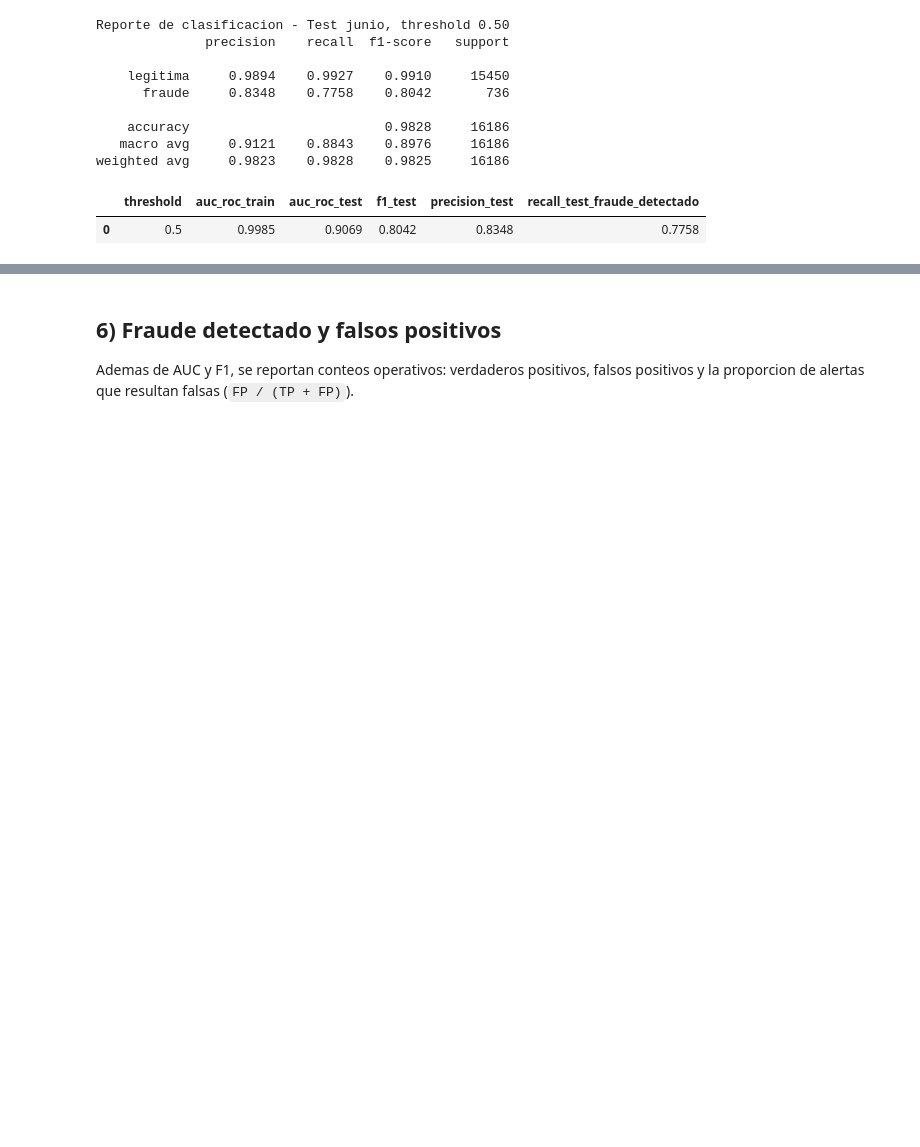
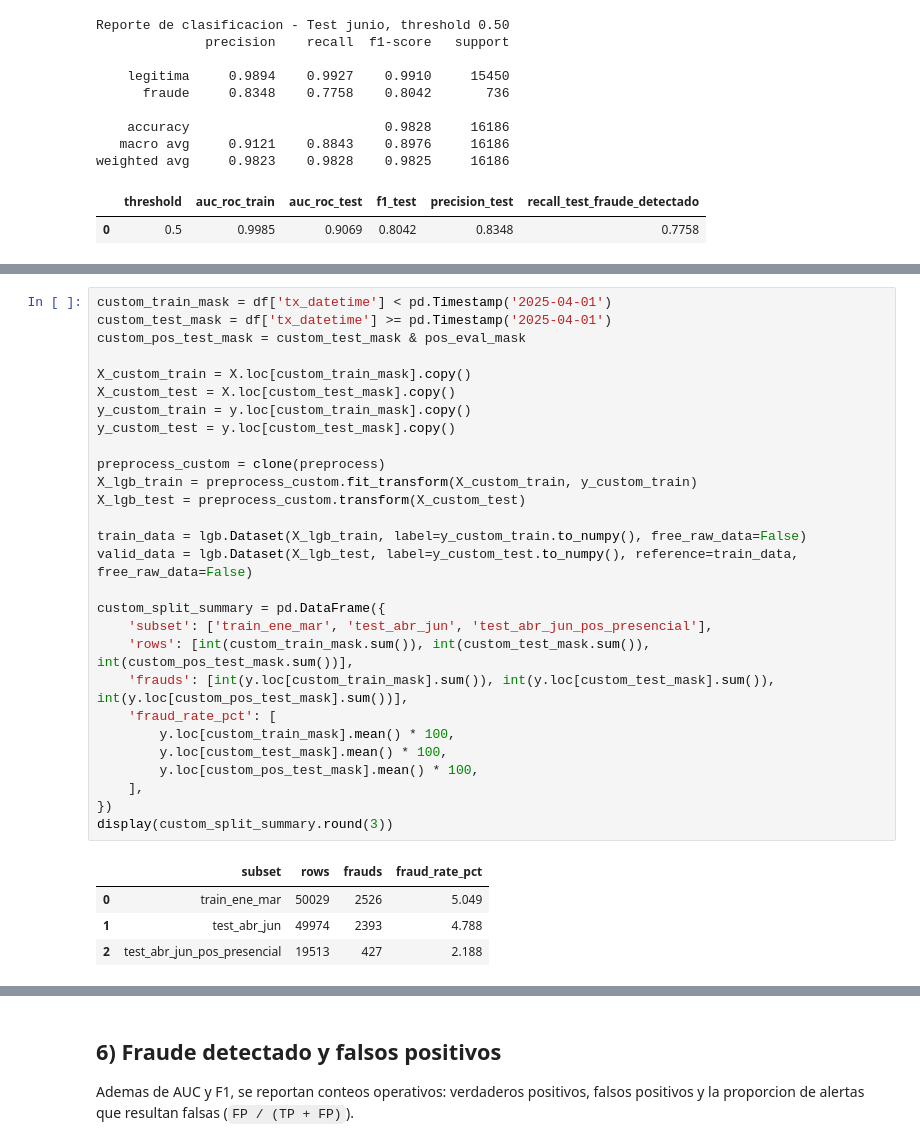
Before and after one commit to josuemj/federated-banking-fraud, a Jupyter notebook: entrenamiento/base_model_obj_a.ipynb, the cells around one changed output, grey strips where cells are left out. Cells and saved outputs as stored; diff of their text form; blank space fills up the shorter version.

```diff
--- a/entrenamiento/base_model_obj_a.ipynb
+++ b/entrenamiento/base_model_obj_a.ipynb
@@ -198,0 +282,33 @@ weighted avg     0.9823    0.9828    0.9825     16186
+# %%
+custom_train_mask = df['tx_datetime'] < pd.Timestamp('2025-04-01')
+custom_test_mask = df['tx_datetime'] >= pd.Timestamp('2025-04-01')
+custom_pos_test_mask = custom_test_mask & pos_eval_mask
+
+X_custom_train = X.loc[custom_train_mask].copy()
+X_custom_test = X.loc[custom_test_mask].copy()
+y_custom_train = y.loc[custom_train_mask].copy()
+y_custom_test = y.loc[custom_test_mask].copy()
+
+preprocess_custom = clone(preprocess)
+X_lgb_train = preprocess_custom.fit_transform(X_custom_train, y_custom_train)
+X_lgb_test = preprocess_custom.transform(X_custom_test)
+
+train_data = lgb.Dataset(X_lgb_train, label=y_custom_train.to_numpy(), free_raw_data=False)
+valid_data = lgb.Dataset(X_lgb_test, label=y_custom_test.to_numpy(), reference=train_data, free_raw_data=False)
+
+custom_split_summary = pd.DataFrame({
+    'subset': ['train_ene_mar', 'test_abr_jun', 'test_abr_jun_pos_presencial'],
+    'rows': [int(custom_train_mask.sum()), int(custom_test_mask.sum()), int(custom_pos_test_mask.sum())],
+    'frauds': [int(y.loc[custom_train_mask].sum()), int(y.loc[custom_test_mask].sum()), int(y.loc[custom_pos_test_mask].sum())],
+    'fraud_rate_pct': [
+        y.loc[custom_train_mask].mean() * 100,
+        y.loc[custom_test_mask].mean() * 100,
+        y.loc[custom_pos_test_mask].mean() * 100,
+    ],
+})
+display(custom_split_summary.round(3))
+# %% [output]
+|  | subset | rows | frauds | fraud_rate_pct |
+| 0 | train_ene_mar | 50029 | 2526 | 5.049 |
+| 1 | test_abr_jun | 49974 | 2393 | 4.788 |
+| 2 | test_abr_jun_pos_presencial | 19513 | 427 | 2.188 |
```
Also changed, not shown: parts of 11 cells of this notebook.
